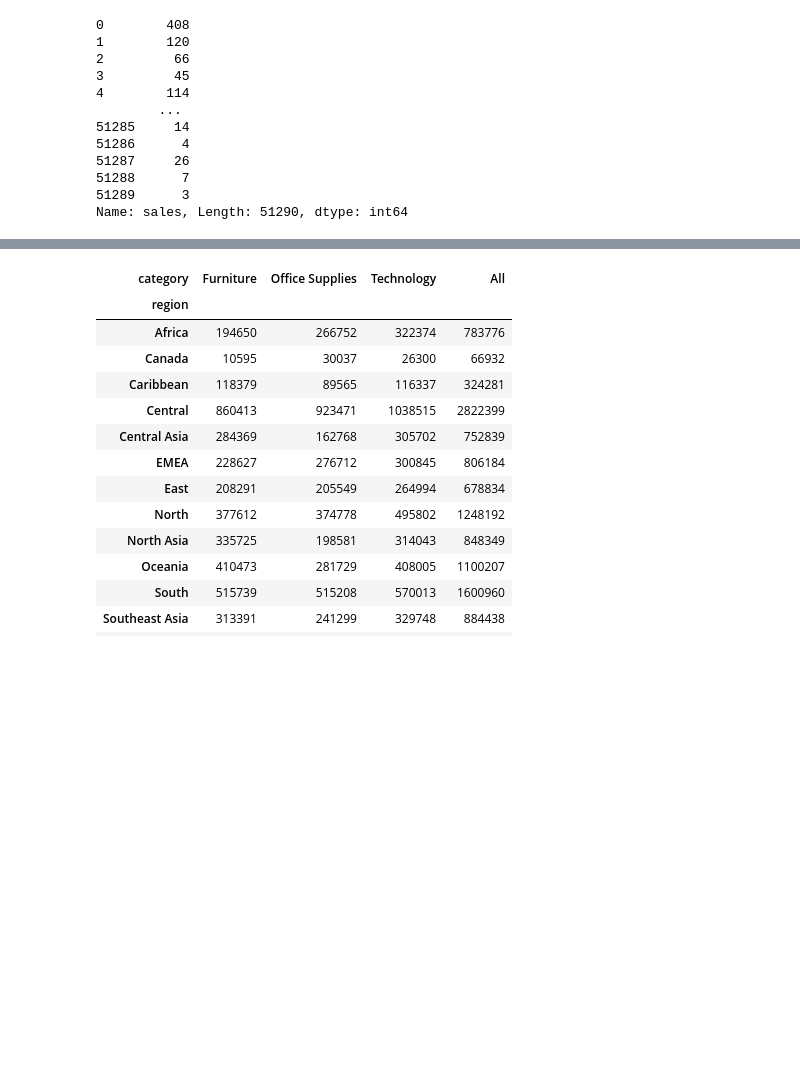
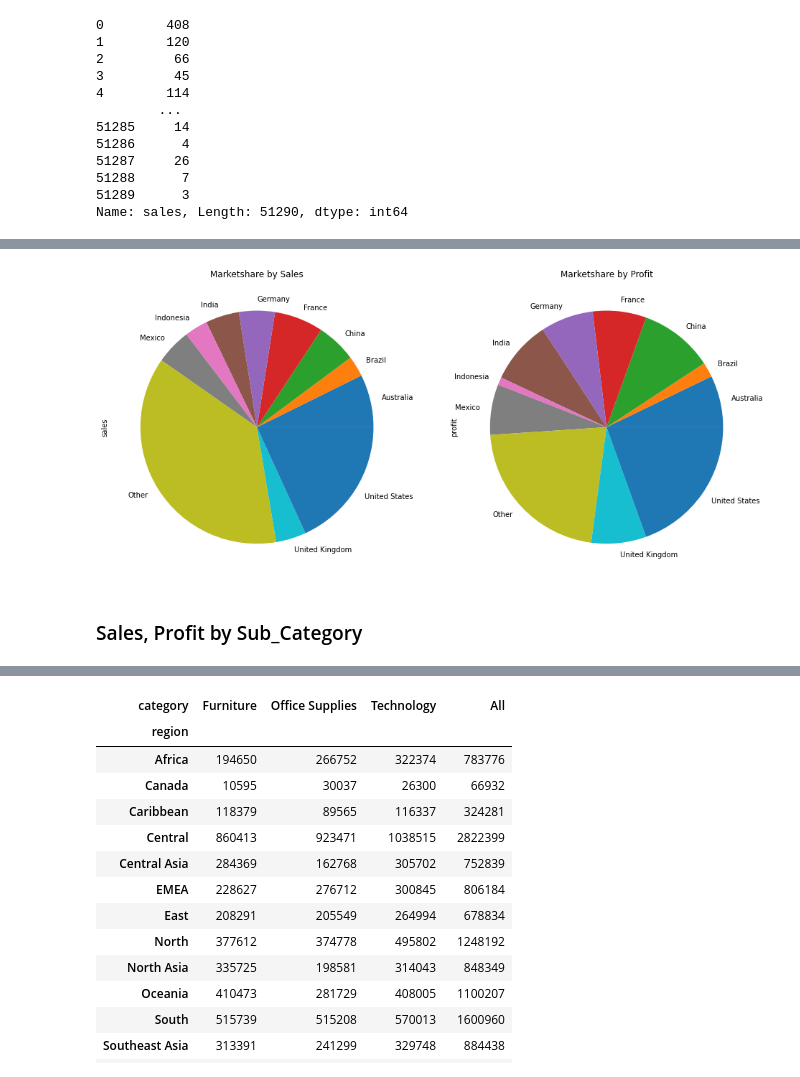
Before and after one commit to Praxis-QR/PythonForManagers, a Jupyter notebook: Superstore_Sales_Data_Analysis_2023.ipynb, the cells around one changed output, grey strips where cells are left out. Cells and saved outputs as stored; diff of their text form; code cells hidden in the pictures; blank space fills up the shorter version.

```diff
--- a/Superstore_Sales_Data_Analysis_2023.ipynb
+++ b/Superstore_Sales_Data_Analysis_2023.ipynb
@@ -257,0 +160,3 @@ dfS3K.groupby('product_name').sum()[AllFacts].sort_values('profit',axis=0, ascen
+# %%
+Top10Countries = list(dfS3K.groupby('country').sum()[Facts].sort_values('sales',axis=0, ascending= False).head(10).index)
+Top10Countries
@@ -257,0 +174,8 @@ dfS3K.groupby('product_name').sum()[AllFacts].sort_values('profit',axis=0, ascen
+# %%
+# Replace nonTop10Country names with OTHER
+dfCopy = dfS3K.copy()
+dfCopy.loc[~dfCopy['country'].isin(Top10Countries),'country'] = 'Other'
+
+# Countries with maximum sales
+#dfCopy.groupby('country').sum()[Facts].round(decimals = 2)
+dfCopy.groupby('country').sum()[Facts].sort_values('sales',axis=0, ascending= False).round(decimals = 2)
@@ -257,0 +196,9 @@ dfS3K.groupby('product_name').sum()[AllFacts].sort_values('profit',axis=0, ascen
+# %%
+# Plot a chart
+UsedFacts = ['sales','profit']
+dfCopy.groupby('country').sum()[UsedFacts].round(decimals = 2).\
+plot(subplots=True, kind='pie', figsize=(16, 8), title = ['Marketshare by Sales','Marketshare by Profit'], legend=False);
+# %% [output]
+[figure, added]
+# %% [markdown]
+### Sales, Profit by Sub_Category
```
Also changed, not shown: parts of 47 cells of this notebook.
